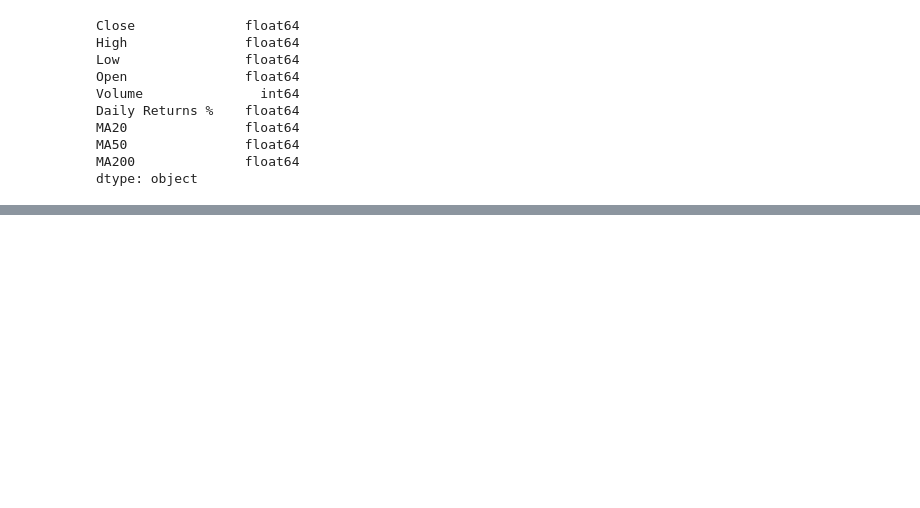
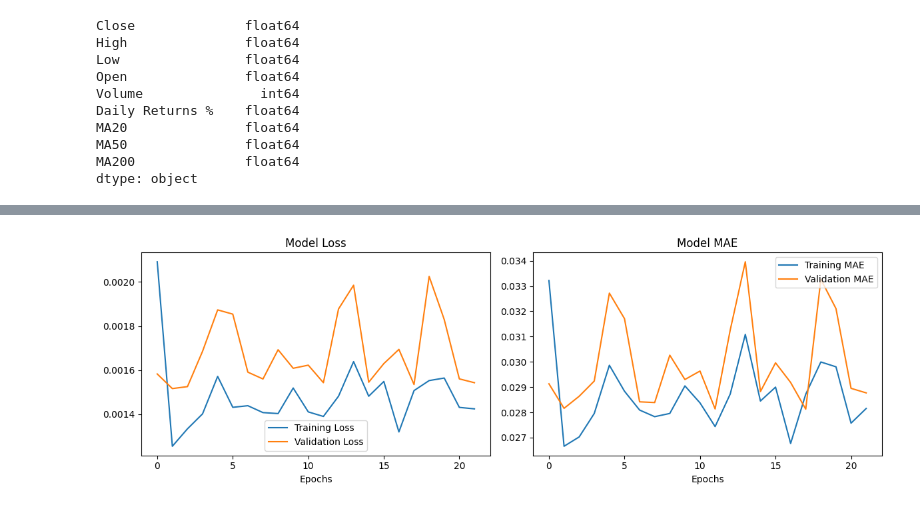
Before and after one commit to Akhil-Ullas/Apple-Stock-Analysis, a Jupyter notebook: msft_main.ipynb, the cells around one changed output, grey strips where cells are left out. Saved outputs shown, nothing was run; the diff lists cells and outputs as text; code cells hidden in the pictures; blank space fills up the shorter version.

```diff
--- a/msft_main.ipynb
+++ b/msft_main.ipynb
@@ -407,0 +496,2 @@ dtype: object
+# %%
+model.compile(optimizer=tf.keras.optimizers.Adam(learning_rate=0.0005),loss='mean_squared_error',metrics=['mae'])
@@ -407,0 +518,4 @@ dtype: object
+# %%
+callbacks=EarlyStopping(monitor='val_loss',patience=20)
+# %%
+f=model.fit(train_generator,validation_data=test_generator,epochs=100,shuffle=False,callbacks=callbacks)
@@ -407,0 +540,5 @@ dtype: object
+# %%
+final=f.history
+final.keys()
+print(f'Validation Loss : {final['val_loss'][-1]}')
+print(f'Mean Absolute Error : {final['val_mae'][-1]}')
@@ -407,0 +548,21 @@ dtype: object
+# %%
+plt.figure(figsize=(12,4))
+
+plt.subplot(1,2,1)
+plt.plot(final['loss'],label='Training Loss')
+plt.plot(final['val_loss'],label='Validation Loss')
+plt.title('Model Loss')
+plt.xlabel('Epochs')
+plt.legend()
+
+plt.subplot(1,2,2)
+plt.plot(final['mae'],label='Training MAE')
+plt.plot(final['val_mae'],label='Validation MAE')
+plt.title('Model MAE')
+plt.xlabel('Epochs')
+plt.legend()
+
+plt.tight_layout()
+plt.show()
+# %% [output]
+[figure, added]
```
Also changed, not shown: parts of 15 cells of this notebook.
